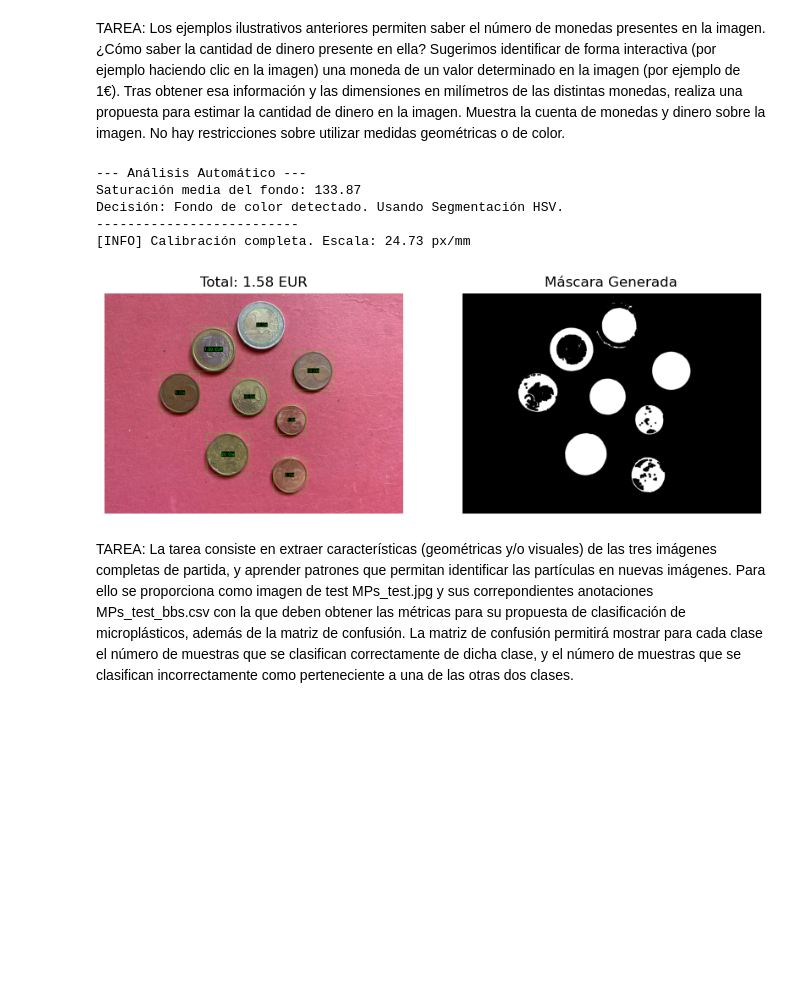
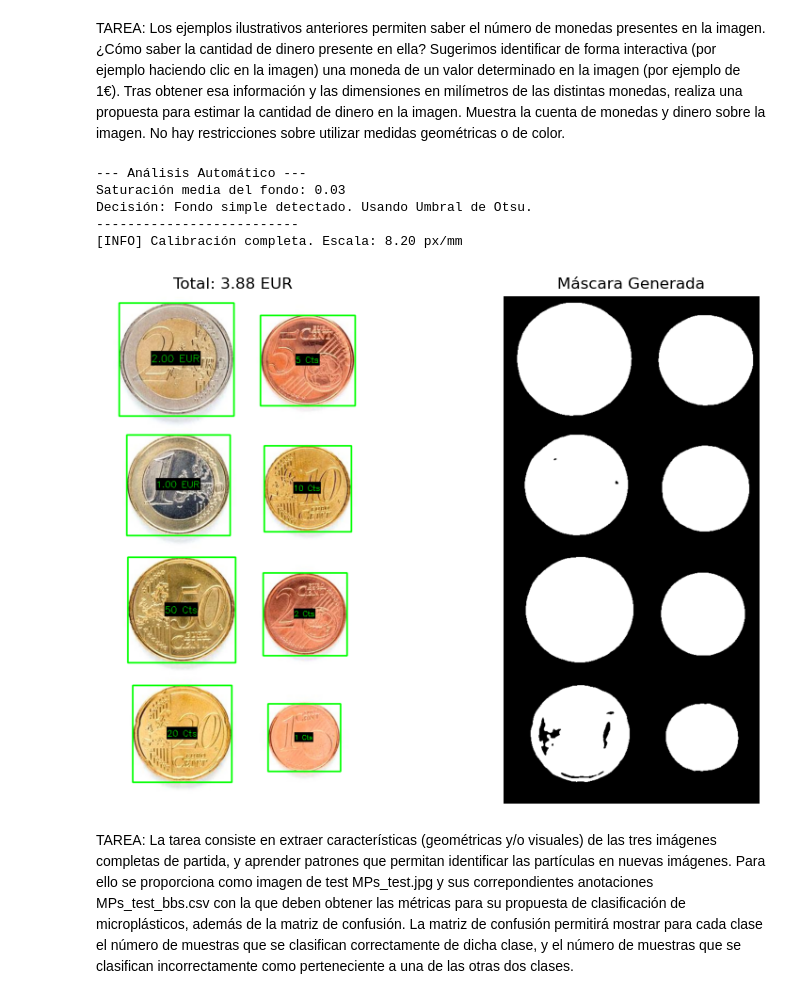
Before and after one commit to duniasr/VC, a Jupyter notebook: P3/practica3.ipynb, the cells around one changed output. Cells and saved outputs as stored; diff of their text form; code cells hidden in the pictures; blank space fills up the shorter version.

```diff
--- a/P3/practica3.ipynb
+++ b/P3/practica3.ipynb
@@ -7,7 +7,7 @@ import numpy as np
 import matplotlib.pyplot as plt
 
 # --- CONFIGURACIÓN INICIAL ---
-nombre_archivo = 'Monedas.jpeg'
+nombre_archivo = 'Monedas.jpg'
 
 # --- DATOS DE REFERENCIA ---
 DATOS_MONEDAS = {
@@ -144,37 +144,37 @@ else:
                     # Se dibuja el fondo negro en la nueva posición centrada.
                     fondo_y1 = pos_texto_y - alto_texto - baseline
                     fondo_y2 = pos_texto_y + baseline
                     cv2.rectangle(img_resultado, (pos_texto_x, fondo_y1), (pos_texto_x + ancho_texto, fondo_y2), (0, 0, 0), -1)
 
                     # Se escribe el texto de la etiqueta sobre el fondo.
                     cv2.putText(img_resultado, etiqueta, (pos_texto_x, pos_texto_y), cv2.FONT_HERSHEY_SIMPLEX, font_escala, (0, 255, 0), font_grosor)
 
         texto_total = f"Total: {total_valor:.2f} EUR"
 
         # 1. Crear una figura más ancha para que quepan ambas imágenes
         plt.figure(figsize=(10, 7))
 
         # 2. Primer subplot (1 fila, 2 columnas, posición 1)
         plt.subplot(1, 2, 1)
         plt.imshow(cv2.cvtColor(redimensionar_para_mostrar(img_resultado), cv2.COLOR_BGR2RGB))
         plt.title(texto_total)
         plt.axis('off')
 
         # 3. Segundo subplot (1 fila, 2 columnas, posición 2)
         plt.subplot(1, 2, 2)
         plt.imshow(mascara_limpia, cmap='gray') # La máscara ya está en blanco y negro
         plt.title('Máscara Generada')
         plt.axis('off')
 
         # 4. Mostrar la figura completa con ambos subplots
         plt.show()
 # %% [output]
 --- Análisis Automático ---
-Saturación media del fondo: 133.87
-Decisión: Fondo de color detectado. Usando Segmentación HSV.
+Saturación media del fondo: 0.03
+Decisión: Fondo simple detectado. Usando Umbral de Otsu.
 --------------------------
-[INFO] Calibración completa. Escala: 24.73 px/mm
+[INFO] Calibración completa. Escala: 8.20 px/mm
-[figure, old version]
+[figure, new version]
 # %% [markdown]
 
 TAREA: La tarea consiste en extraer características (geométricas y/o visuales) de las tres imágenes completas de partida, y aprender patrones que permitan identificar las partículas en nuevas imágenes. Para ello se proporciona como imagen de test MPs_test.jpg y sus correpondientes anotaciones MPs_test_bbs.csv con la que deben obtener las métricas para su propuesta de clasificación de microplásticos, además de la matriz de confusión. La matriz de confusión permitirá mostrar para cada clase el número de muestras que se clasifican correctamente de dicha clase, y el número de muestras que se clasifican incorrectamente como perteneciente a una de las otras dos clases.
```
Also changed, not shown: parts of 1 cell of this notebook, 1 other file.
